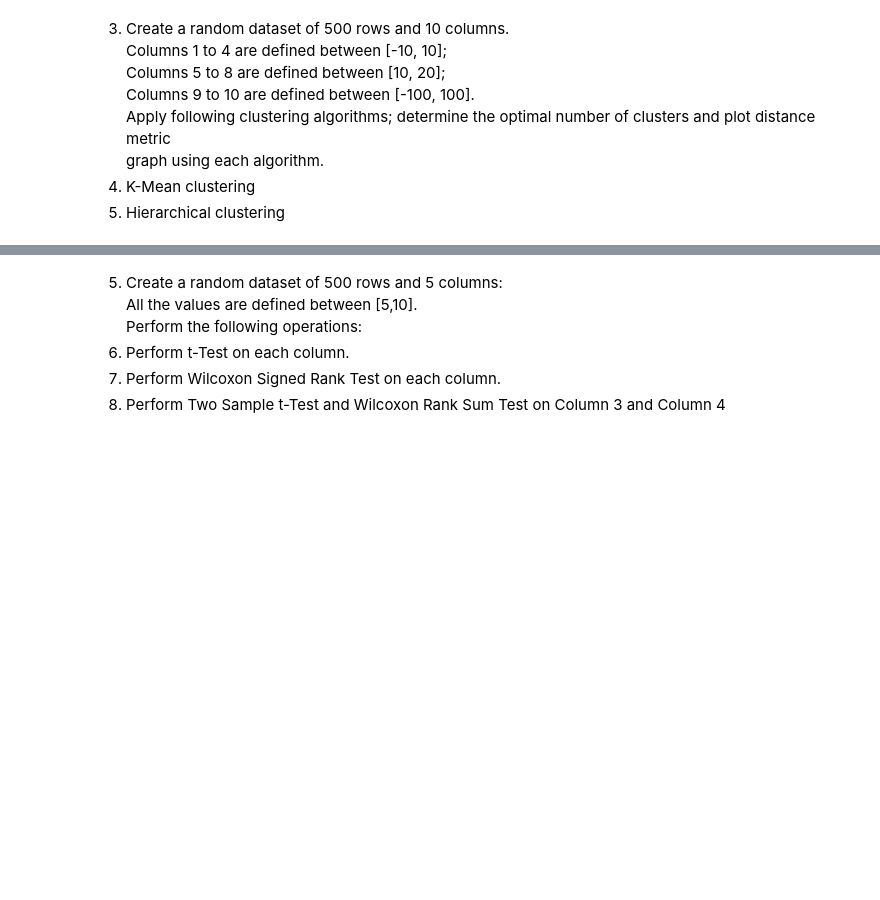
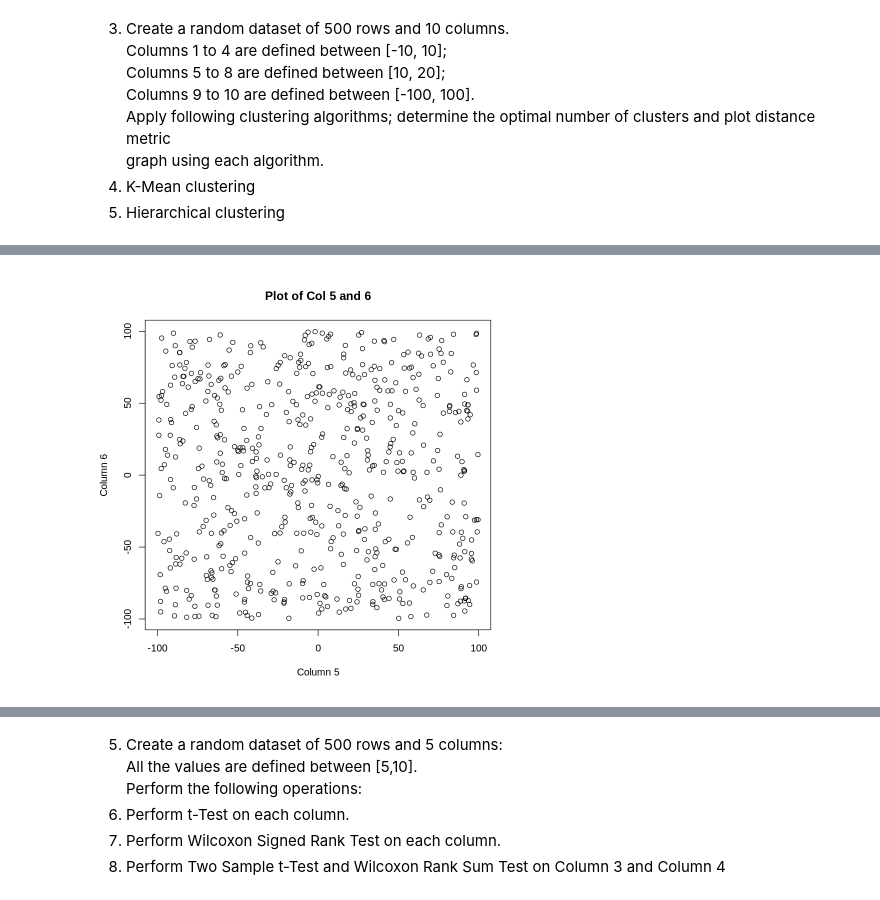
Before and after one commit to IqmanS/ML-Assignments, a Jupyter notebook: Assignment_3_R_Programming.ipynb, the cells around one changed output, grey strips where cells are left out. Saved outputs shown, nothing was run; the diff lists cells and outputs as text; code cells hidden in the pictures; blank space fills up the shorter version.

```diff
--- a/Assignment_3_R_Programming.ipynb
+++ b/Assignment_3_R_Programming.ipynb
@@ -140,0 +222,4 @@ Perform the following operations:<br>
+# %%
+plot(x=mat1[,5],y=mat1[,6], main = "Plot of Col 5 and 6", xlab = "Column 5", ylab="Column 6")
+# %% [output]
+[figure, added]
```
Also changed, not shown: parts of 27 cells of this notebook.
